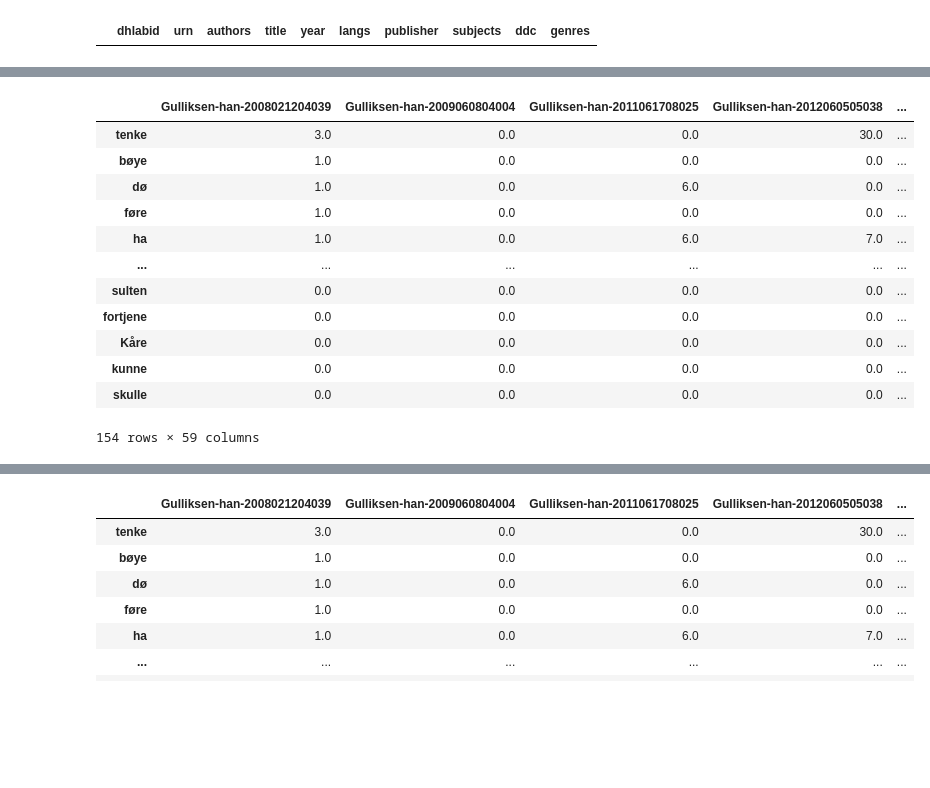
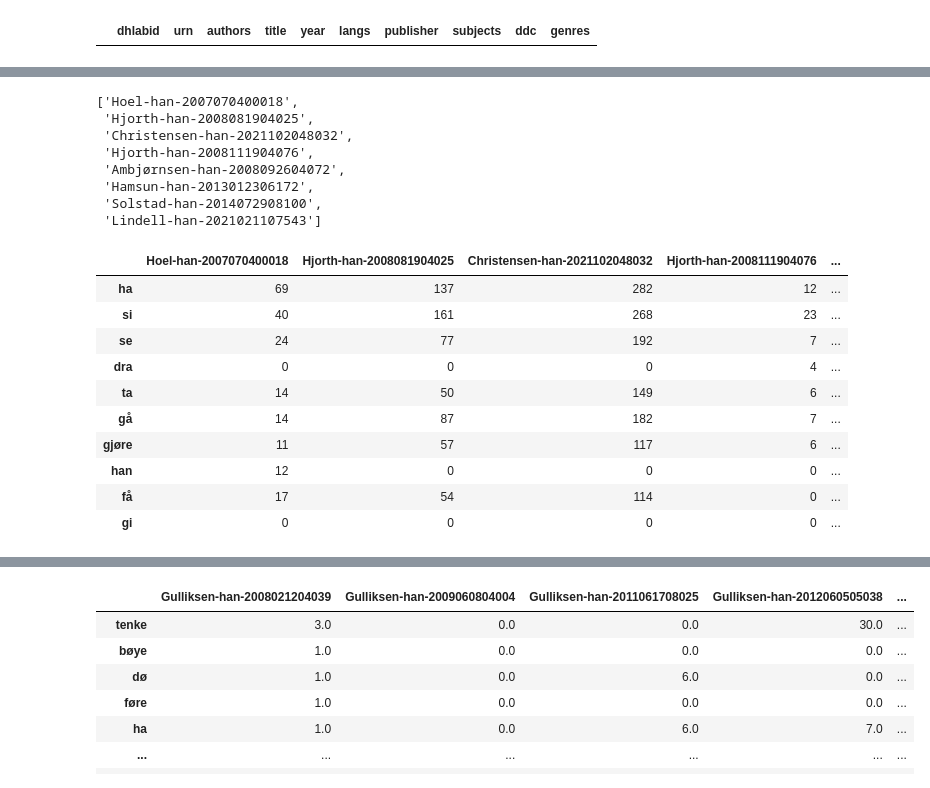
Before and after one commit to Yoonsen/DH2023, a Jupyter notebook: analyse_corpus.ipynb, the cells around one changed output, grey strips where cells are left out. Drawn from its saved outputs; the diff is of its cells as text; code cells hidden in the pictures; blank space fills up the shorter version.

```diff
--- a/analyse_corpus.ipynb
+++ b/analyse_corpus.ipynb
@@ -155,20 +221,32 @@ Lide & conj & nenne & NOUN \\
 \end{tabular}
+# %%
+d = dtm('han').columns
+res = list(set([random.choice(d) for a in range(8)]))
+# %%
+res
+# %% [output]
+['Hoel-han-2007070400018',
+ 'Hjorth-han-2008081904025',
+ 'Christensen-han-2021102048032',
+ 'Hjorth-han-2008111904076',
+ 'Ambjørnsen-han-2008092604072',
+ 'Hamsun-han-2013012306172',
+ 'Solstad-han-2014072908100',
+ 'Lindell-han-2021021107543']
 # %%
-dtm('han')
+dtm('han')[res].head(10).style.format(precision=0).background_gradient(axis = 0)
 # %% [output]
-|  | Gulliksen-han-2008021204039 | Gulliksen-han-2009060804004 | Gulliksen-han-2011061708025 | Gulliksen-han-2012060505038 | ... |
-| tenke | 3.0 | 0.0 | 0.0 | 30.0 | ... |
-| bøye | 1.0 | 0.0 | 0.0 | 0.0 | ... |
-| dø | 1.0 | 0.0 | 6.0 | 0.0 | ... |
-| føre | 1.0 | 0.0 | 0.0 | 0.0 | ... |
-| ha | 1.0 | 0.0 | 6.0 | 7.0 | ... |
-| ... | ... | ... | ... | ... | ... |
-| sulten | 0.0 | 0.0 | 0.0 | 0.0 | ... |
-| fortjene | 0.0 | 0.0 | 0.0 | 0.0 | ... |
-| Kåre | 0.0 | 0.0 | 0.0 | 0.0 | ... |
-| kunne | 0.0 | 0.0 | 0.0 | 0.0 | ... |
-| skulle | 0.0 | 0.0 | 0.0 | 0.0 | ... |
+|  | Hoel-han-2007070400018 | Hjorth-han-2008081904025 | Christensen-han-2021102048032 | Hjorth-han-2008111904076 | ... |
+| ha | 69 | 137 | 282 | 12 | ... |
+| si | 40 | 161 | 268 | 23 | ... |
+| se | 24 | 77 | 192 | 7 | ... |
+| dra | 0 | 0 | 0 | 4 | ... |
+| ta | 14 | 50 | 149 | 6 | ... |
+| gå | 14 | 87 | 182 | 7 | ... |
+| gjøre | 11 | 57 | 117 | 6 | ... |
+| han | 12 | 0 | 0 | 0 | ... |
+| få | 17 | 54 | 114 | 0 | ... |
+| gi | 0 | 0 | 0 | 0 | ... |
-154 rows × 59 columns
 # %%
 #cosine_similarity(dtm('han')[0:2])
 # %%
```
Also changed, not shown: parts of 39 cells of this notebook, 22 other files.
